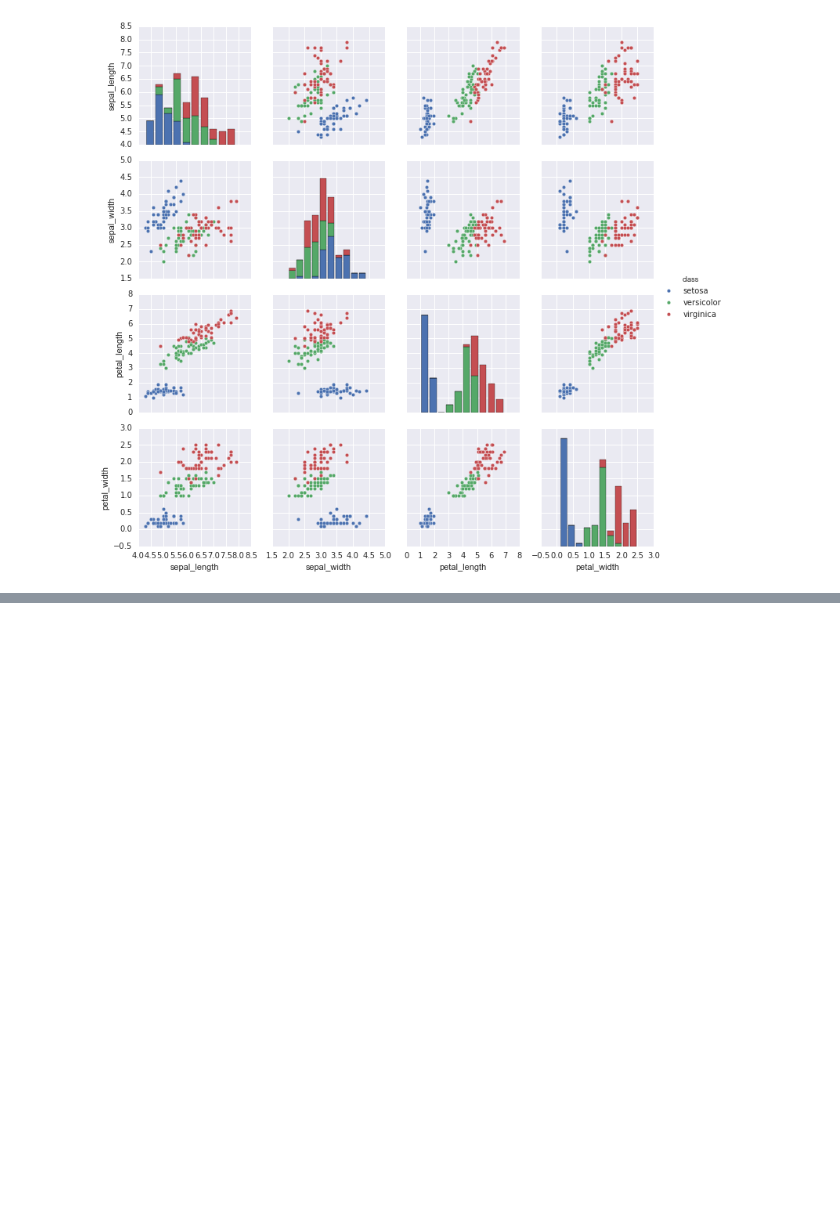
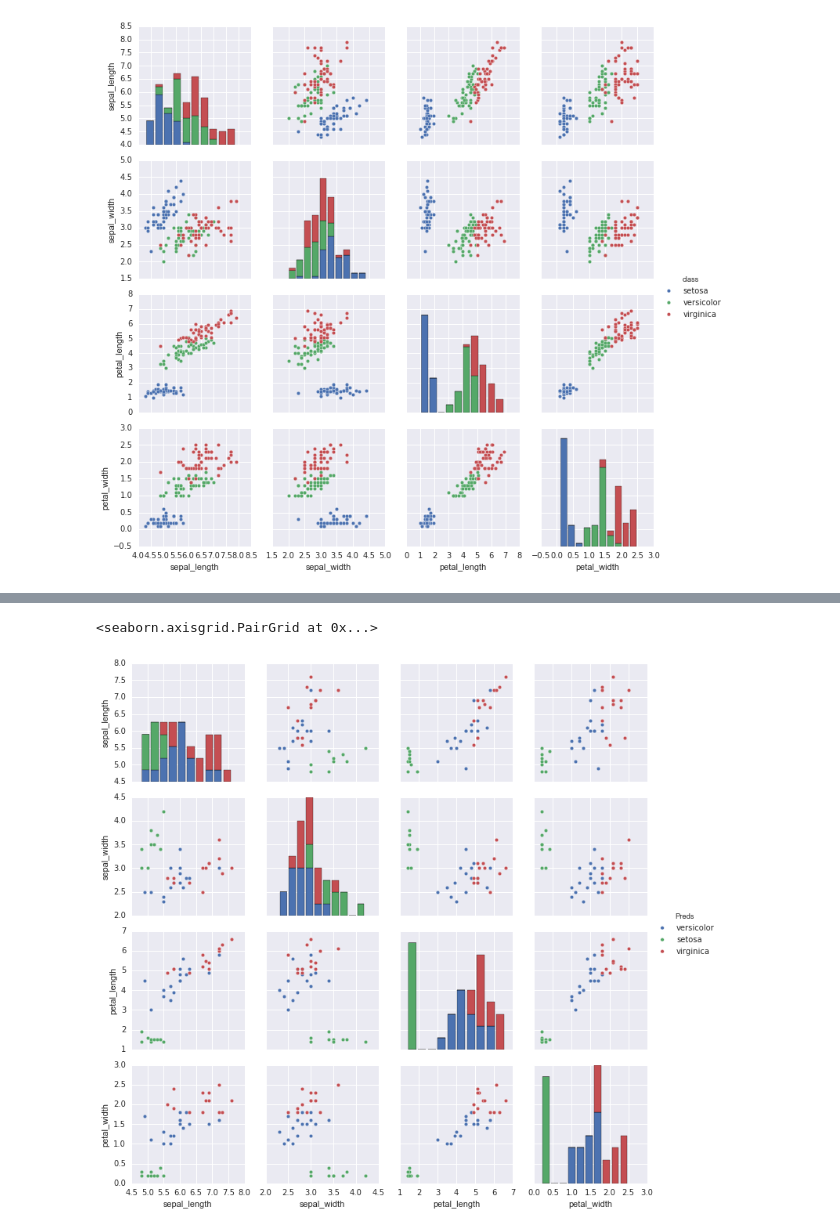
Before and after one commit to Marek-Sedlacek/Random, a Jupyter notebook: Tutorial.ipynb, the cells around one changed output, grey strips where cells are left out. Saved outputs shown, nothing was run; the diff lists cells and outputs as text; code cells hidden in the pictures; blank space fills up the shorter version.

```diff
--- a/Tutorial.ipynb
+++ b/Tutorial.ipynb
@@ -694,0 +709,40 @@ sns.pairplot(iris, hue="class")
+# %%
+#Shuffle data order
+iris = iris.reindex(np.random.permutation(iris.index))
+iris = iris.reset_index(drop=True)
+# %%
+#Split data into train and test populations (75/25 split)
+train = iris[0:len(iris)*3/4]
+test = iris[len(iris)*3/4:len(iris)]
+
+#Split train into X and Y variables
+train_Y = train["class"]
+train_X = train.iloc[:,0:4]
+
+#Split test into X and Y variables
+test_Y = test["class"]
+test_X = test.iloc[:,0:4]
+
+#Build a decision tree classifier and train it on train_X and train_Y
+clf = tree.DecisionTreeClassifier()
+clf = clf.fit(train_X, train_Y)
+# %%
+#Predict the classes of the test population using the new model
+preds = pd.DataFrame(clf.predict(test_X),columns = ["Pred"])
+
+#Create a copy of the test dataset and add the predicted class
+pred_acts = test.copy().reset_index()
+pred_acts["Preds"] = preds
+
+correct=0
+actuals = 0
+#Calculate the accuracy by counting the correct classes over all classes
+for i in range(0, len(pred_acts)):
+    if pred_acts.iloc[i]["class"]==pred_acts.iloc[i]["Preds"]: correct+=1
+    actuals+=1
+
+#Print the model accuracy
+print "Model accuracy is %0.3f"  %(1.0*correct/actuals)
+
+#Show some of the data
+pred_acts.head(10)
@@ -694,0 +762,6 @@ sns.pairplot(iris, hue="class")
+# %%
+#Show pairplots with both sets of colors to explore where the model weaknesses are
+sns.pairplot(pred_acts.iloc[:,1:], hue="Preds")
+# %% [output]
+<seaborn.axisgrid.PairGrid at 0x...>
+[figure, added]
```
Also changed, not shown: parts of 19 cells of this notebook.
